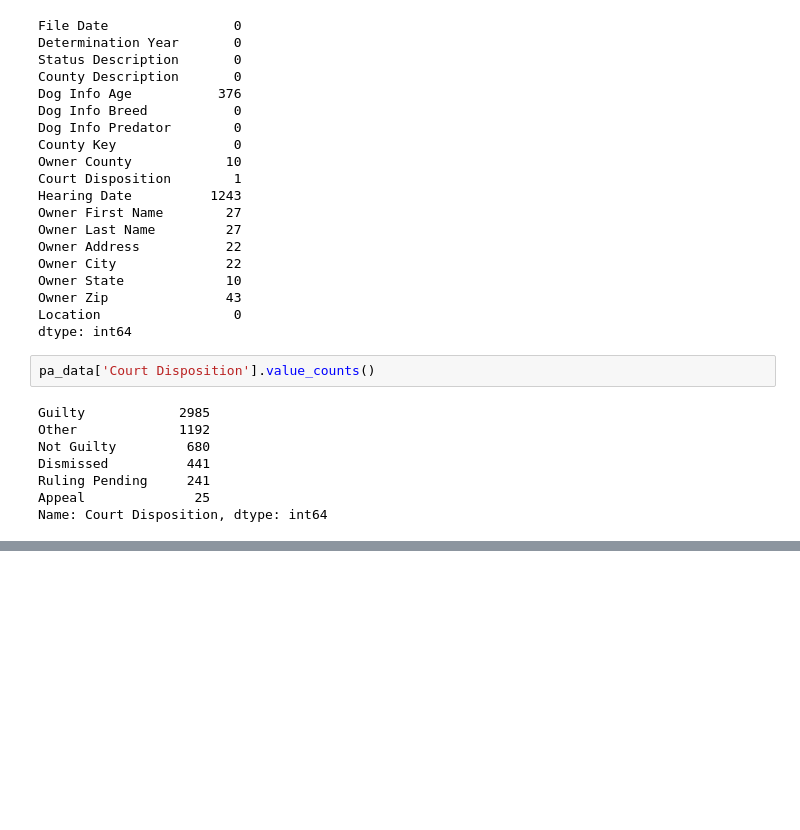
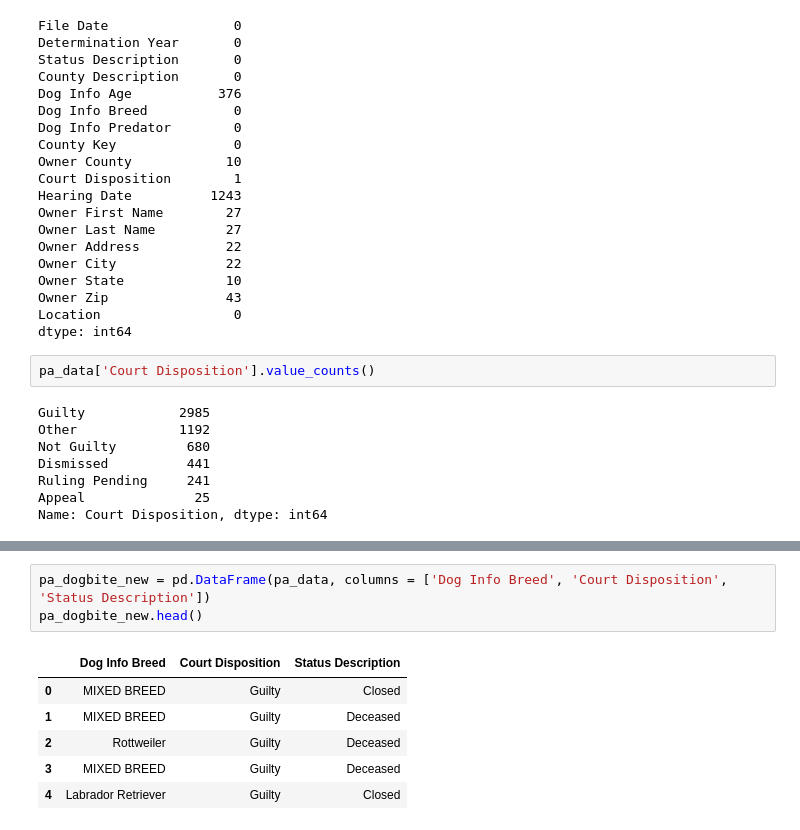
Before and after one commit to DanielleRomanoff/DS-Unit-1-Project_Dog_Bites, a Jupyter notebook: Dog Bites Project.ipynb, the cells around one changed output, grey strips where cells are left out. Drawn from its saved outputs; the diff is of its cells as text; blank space fills up the shorter version.

```diff
--- a/Dog Bites Project.ipynb
+++ b/Dog Bites Project.ipynb
@@ -174,0 +222,10 @@ Name: Court Disposition, dtype: int64
+# %%
+pa_dogbite_new = pd.DataFrame(pa_data, columns = ['Dog Info Breed', 'Court Disposition', 'Status Description'])
+pa_dogbite_new.head()
+# %% [output]
+|  | Dog Info Breed | Court Disposition | Status Description |
+| 0 | MIXED BREED | Guilty | Closed |
+| 1 | MIXED BREED | Guilty | Deceased |
+| 2 | Rottweiler | Guilty | Deceased |
+| 3 | MIXED BREED | Guilty | Deceased |
+| 4 | Labrador Retriever | Guilty | Closed |
```
Also changed, not shown: parts of 10 cells of this notebook, 1 other file.
